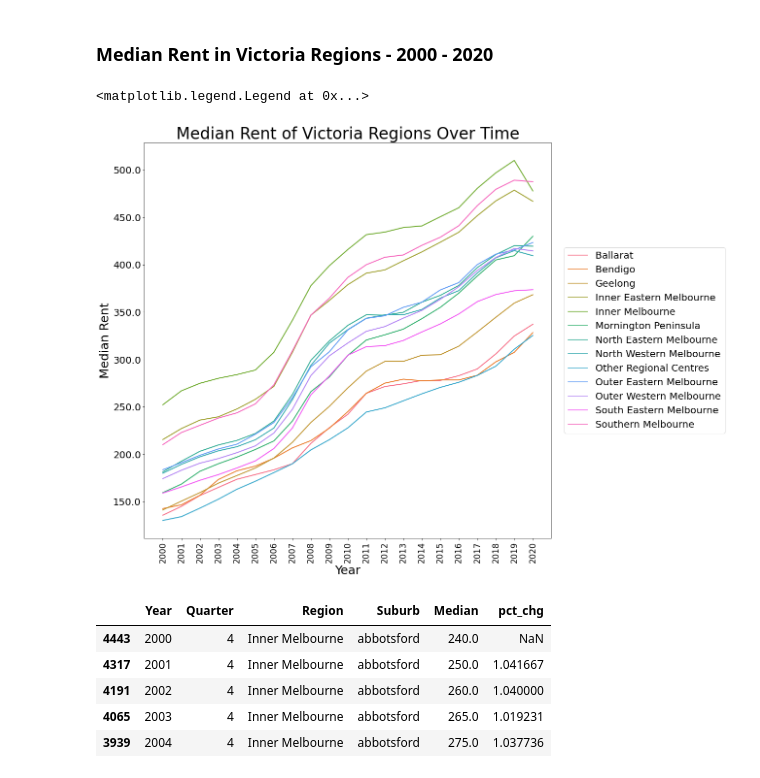
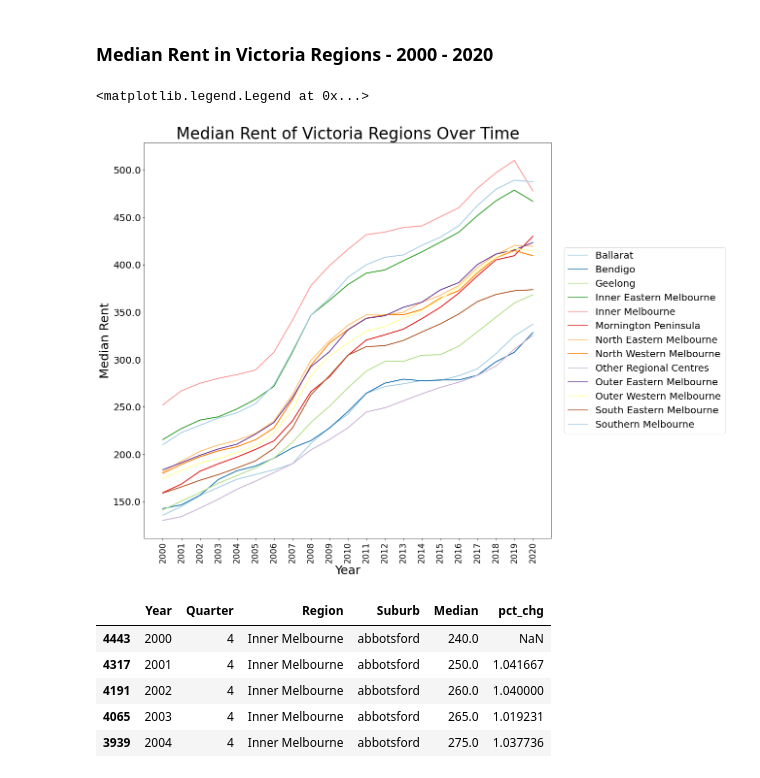
Before and after one commit to MAST30034-Applied-Data-Science/generic-real-estate-consulting-project-group-20, a Jupyter notebook: notebooks/2.1_Preliminary_Analysis_Historical_Rent.ipynb, the cells around one changed output. Drawn from its saved outputs; the diff is of its cells as text; code cells hidden in the pictures.

```diff
--- a/notebooks/2.1_Preliminary_Analysis_Historical_Rent.ipynb
+++ b/notebooks/2.1_Preliminary_Analysis_Historical_Rent.ipynb
@@ -167,24 +167,25 @@ region_grp = df.groupby(['Year','Region'], as_index = False).mean()
 # %%
 # Plotting
 
 plt.figure(figsize=(15, 15))
 
 region_grp['Year'] = region_grp['Year'].astype(str)
 
 fig = sns.lineplot(x="Year", y="Median",
              hue="Region",
              data=region_grp,
-             linewidth = 2)
+             linewidth = 2,
+             palette = "Paired")
 
 fig.set_title('Median Rent of Victoria Regions Over Time', size = 33)
 fig.set_yticklabels(fig.get_yticks(), size = 20)
 fig.set_xticklabels([i + 2000 for i in fig.get_xticks()], size = 17, rotation = 90)
 fig.set_ylabel('Median Rent', size = 25)
 fig.set_xlabel('Year', size = 25)
 fig.legend(loc='center left', bbox_to_anchor=(1.02, 0.5), ncol=1,  prop={'size': 20})
 # %% [output]
 <matplotlib.legend.Legend at 0x...>
-[figure, old version]
+[figure, new version]
 # %%
 percentage_changes = df.copy()
 
```
